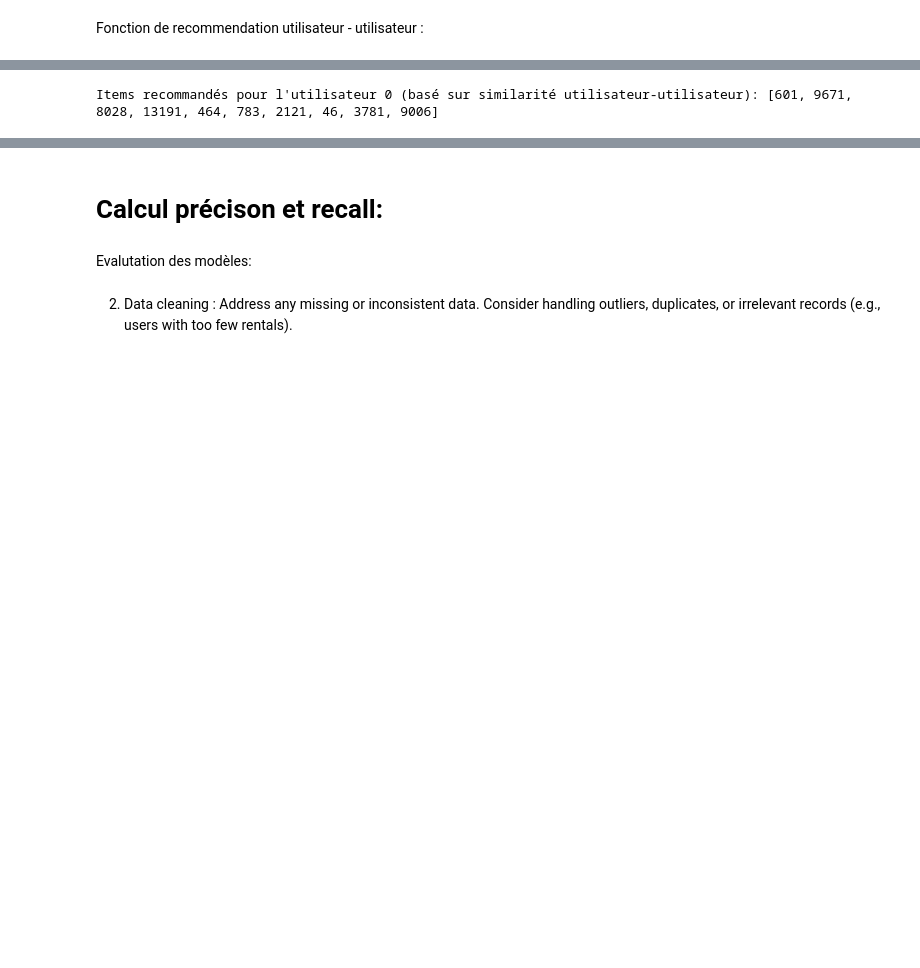
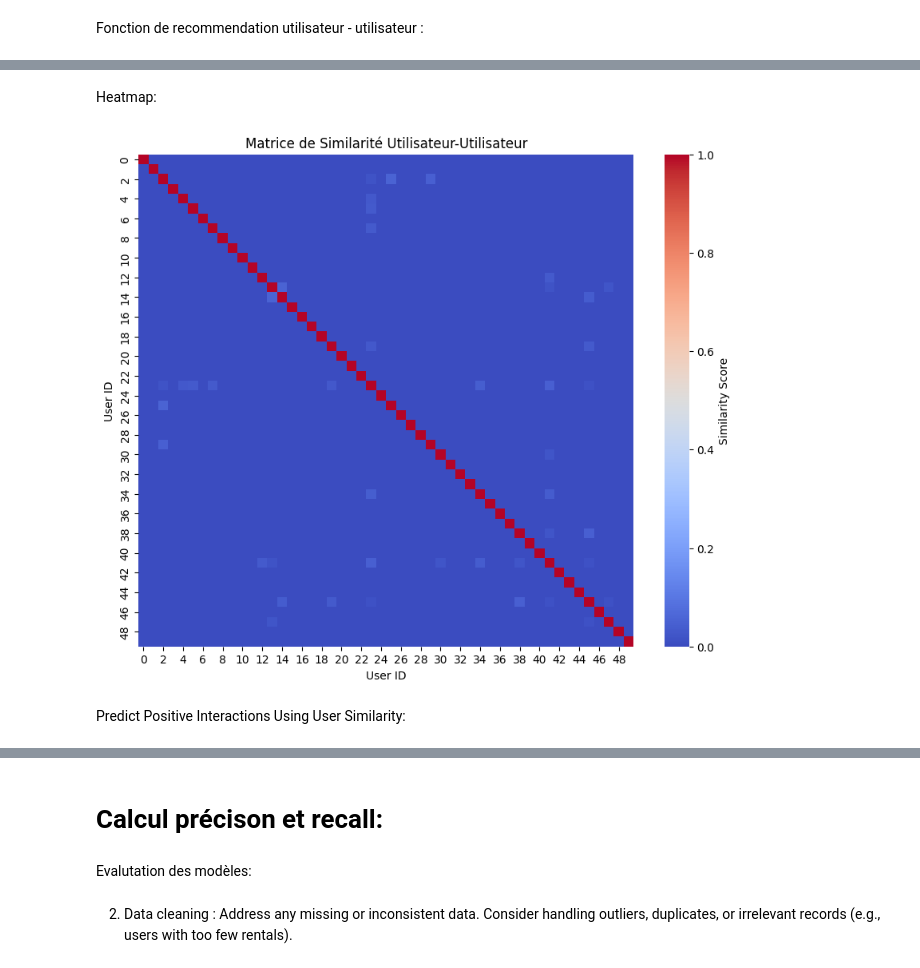
Before and after one commit to leoniedyt/Project-DSML, a Jupyter notebook: project.ipynb, the cells around one changed output, grey strips where cells are left out. Cells and saved outputs as stored; diff of their text form; code cells hidden in the pictures; blank space fills up the shorter version.

```diff
--- a/project.ipynb
+++ b/project.ipynb
@@ -521,14 +629,20 @@ Items recommandés pour l'utilisateur 0: [1257, 8435, 8928, 8934, 8943, 8931, 89
 # %% [markdown]
 Fonction de recommendation utilisateur - utilisateur :
 # %%
+from sklearn.metrics.pairwise import cosine_similarity
+import pandas as pd
+
 # Calcul de la similarité entre utilisateurs en utilisant la similarité cosinus
-user_similarity_matrix = cosine_similarity(user_item_matrix)
+user_similarity_matrix = cosine_similarity(train_data_matrix)
 
 # Transformer en DataFrame pour une meilleure lisibilité
-user_similarity_df = pd.DataFrame(user_similarity_matrix, index=user_item_matrix.index, columns=user_item_matrix.index)
+user_similarity_df = pd.DataFrame(user_similarity_matrix, index=range(train_data_matrix.shape[0]), columns=range(train_data_matrix.shape[0]))
 
 # Afficher un aperçu de la matrice de similarité entre utilisateurs
 print("Matrice de similarité entre utilisateurs :")
 print(user_similarity_df.head())
+
+# Vérifier la forme de la matrice
+print("Forme de la Matrice de Similarité Utilisateur-Utilisateur :", user_similarity_matrix.shape)
 # %% [output]
 Matrice de similarité entre utilisateurs :
@@ -551,23 +665,33 @@ user_id_encoded  ...
-# %%
-def recommend_items_user_based(user_id, user_item_matrix, user_similarity_df, top_k=10):
-    # Récupérer la similarité entre l'utilisateur cible et tous les autres utilisateurs
-    similar_users = user_similarity_df[user_id]
-
-    # Calculer les scores pour chaque item en pondérant les interactions par la similarité avec les utilisateurs similaires
-    item_scores = similar_users.dot(user_item_matrix)
-
-    # Filtrer les items que l'utilisateur a déjà vus
-    user_interactions = user_item_matrix.loc[user_id]
-    item_scores = item_scores * (1 - user_interactions)
-
-    # Trier les scores des items et sélectionner les top_k items
-    recommended_items = item_scores.nlargest(top_k).index.tolist()
-
-    return recommended_items
-
-# Exemple de recommandations pour un utilisateur
-user_id = 0  # Remplace par un ID d'utilisateur pour tester
-recommended_items_user_based = recommend_items_user_based(user_id, user_item_matrix, user_similarity_df, top_k=10)
-print(f"Items recommandés pour l'utilisateur {user_id} (basé sur similarité utilisateur-utilisateur): {recommended_items_user_based}")
-# %% [output]
-Items recommandés pour l'utilisateur 0 (basé sur similarité utilisateur-utilisateur): [601, 9671, 8028, 13191, 464, 783, 2121, 46, 3781, 9006]
+# %% [markdown]
+Heatmap:
+# %%
+import matplotlib.pyplot as plt
+import seaborn as sns
+
+# Fonction pour visualiser la matrice de similarité entre utilisateurs
+def plot_user_similarity_heatmap(similarity_matrix, title, num_users=50):
+    """
+    Trace une heatmap d'un sous-ensemble de la matrice de similarité entre utilisateurs.
+
+    Paramètres :
+        similarity_matrix : numpy array, la matrice de similarité utilisateur-utilisateur.
+        title : str, le titre du graphique.
+        num_users : int, le nombre d'utilisateurs à afficher (lignes et colonnes).
+    """
+    # Extraire un sous-ensemble de la matrice pour la visualisation
+    matrix_subset = similarity_matrix[:num_users, :num_users]
+
+    # Création de la heatmap
+    plt.figure(figsize=(10, 8))
+    sns.heatmap(matrix_subset, cmap="coolwarm", cbar=True, cbar_kws={'label': 'Similarity Score'})
+    plt.xlabel('User ID')
+    plt.ylabel('User ID')
+    plt.title(title)
+    plt.show()
+
+# Visualiser un sous-ensemble de la matrice de similarité entre utilisateurs
+plot_user_similarity_heatmap(user_similarity_matrix, 'Matrice de Similarité Utilisateur-Utilisateur')
+# %% [output]
+[figure, added]
+# %% [markdown]
+Predict Positive Interactions Using User Similarity:
```
Also changed, not shown: parts of 22 cells of this notebook.
